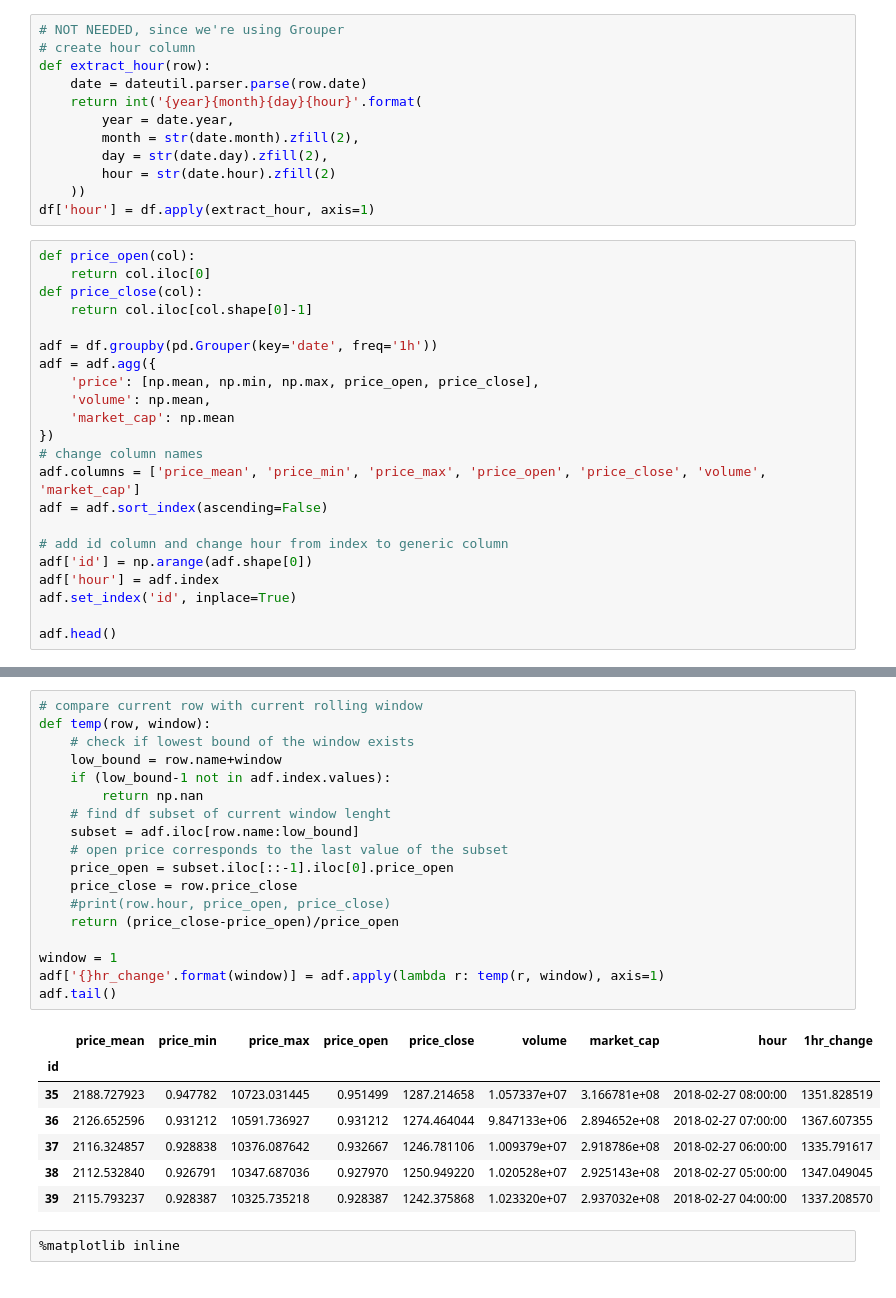
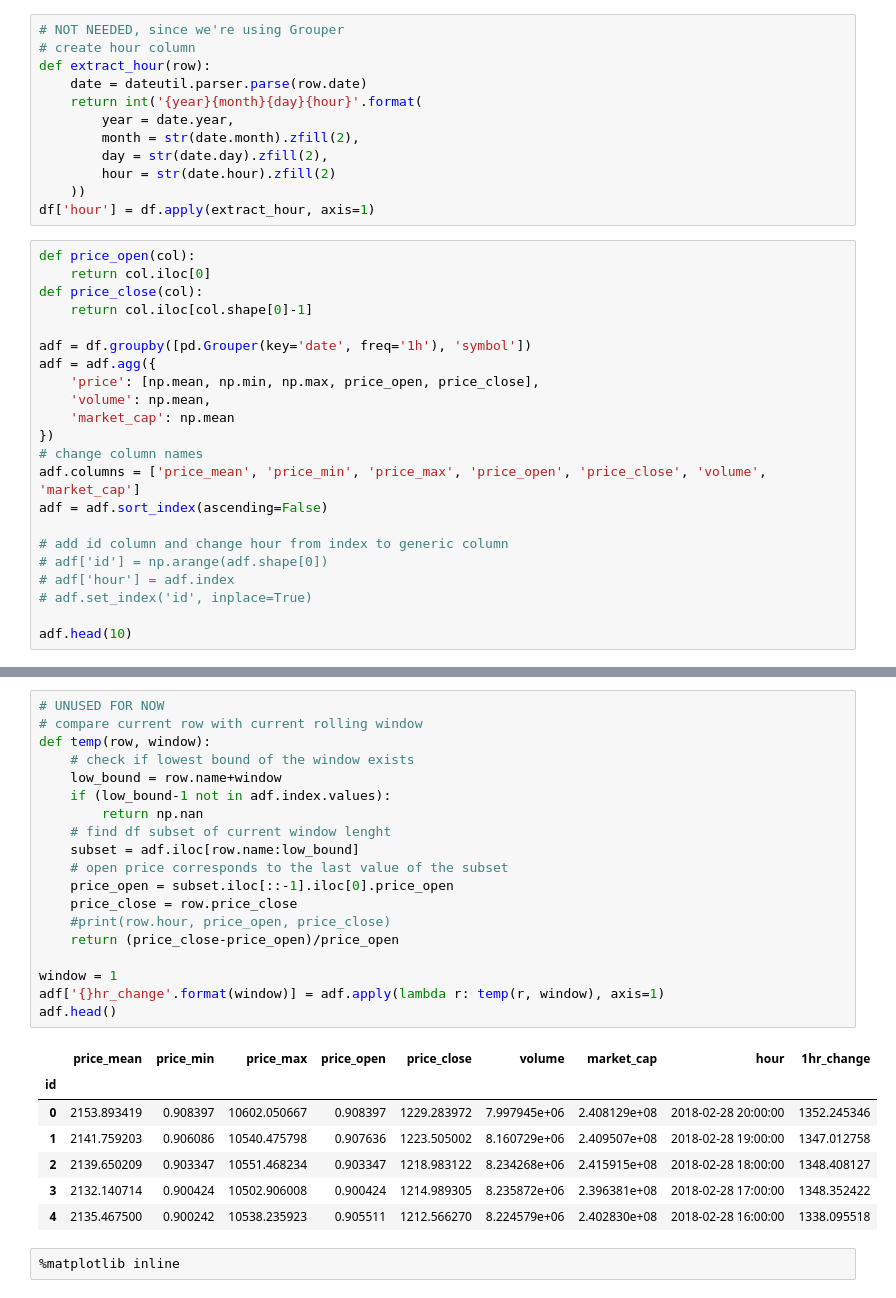
Before and after one commit to tonca/cryptocashtags, a Jupyter notebook: notebooks/crypto_data_playground.ipynb, the cells around one changed output, grey strips where cells are left out. Drawn from its saved outputs; the diff is of its cells as text.

```diff
--- a/notebooks/crypto_data_playground.ipynb
+++ b/notebooks/crypto_data_playground.ipynb
@@ -73,7 +58,7 @@ def price_open(col):
 def price_close(col):
     return col.iloc[col.shape[0]-1]
 
-adf = df.groupby(pd.Grouper(key='date', freq='1h'))
+adf = df.groupby([pd.Grouper(key='date', freq='1h'), 'symbol'])
 adf = adf.agg({
     'price': [np.mean, np.min, np.max, price_open, price_close],
     'volume': np.mean,
@@ -84,9 +69,9 @@ adf.columns = ['price_mean', 'price_min', 'price_max', 'price_open', 'price_clos
 adf = adf.sort_index(ascending=False)
 
 # add id column and change hour from index to generic column
-adf['id'] = np.arange(adf.shape[0])
-adf['hour'] = adf.index
-adf.set_index('id', inplace=True)
+# adf['id'] = np.arange(adf.shape[0])
+# adf['hour'] = adf.index
+# adf.set_index('id', inplace=True)
 
-adf.head()
+adf.head(10)
 # %% [output]
@@ -100,29 +90,30 @@ adf.head()
 # %%
+# UNUSED FOR NOW
 # compare current row with current rolling window
 def temp(row, window):
     # check if lowest bound of the window exists
     low_bound = row.name+window
     if (low_bound-1 not in adf.index.values):
         return np.nan
     # find df subset of current window lenght
     subset = adf.iloc[row.name:low_bound]
     # open price corresponds to the last value of the subset
     price_open = subset.iloc[::-1].iloc[0].price_open
     price_close = row.price_close
     #print(row.hour, price_open, price_close)
     return (price_close-price_open)/price_open
 
 window = 1
 adf['{}hr_change'.format(window)] = adf.apply(lambda r: temp(r, window), axis=1)
-adf.tail()
+adf.head()
 # %% [output]
 |  | price_mean | price_min | price_max | price_open | price_close | volume | market_cap | hour | 1hr_change |
 | id |  |  |  |  |  |  |  |  |  |
-| 35 | 2188.727923 | 0.947782 | 10723.031445 | 0.951499 | 1287.214658 | 1.057337e+07 | 3.166781e+08 | 2018-02-27 08:00:00 | 1351.828519 |
-| 36 | 2126.652596 | 0.931212 | 10591.736927 | 0.931212 | 1274.464044 | 9.847133e+06 | 2.894652e+08 | 2018-02-27 07:00:00 | 1367.607355 |
-| 37 | 2116.324857 | 0.928838 | 10376.087642 | 0.932667 | 1246.781106 | 1.009379e+07 | 2.918786e+08 | 2018-02-27 06:00:00 | 1335.791617 |
-| 38 | 2112.532840 | 0.926791 | 10347.687036 | 0.927970 | 1250.949220 | 1.020528e+07 | 2.925143e+08 | 2018-02-27 05:00:00 | 1347.049045 |
-| 39 | 2115.793237 | 0.928387 | 10325.735218 | 0.928387 | 1242.375868 | 1.023320e+07 | 2.937032e+08 | 2018-02-27 04:00:00 | 1337.208570 |
+| 0 | 2153.893419 | 0.908397 | 10602.050667 | 0.908397 | 1229.283972 | 7.997945e+06 | 2.408129e+08 | 2018-02-28 20:00:00 | 1352.245346 |
+| 1 | 2141.759203 | 0.906086 | 10540.475798 | 0.907636 | 1223.505002 | 8.160729e+06 | 2.409507e+08 | 2018-02-28 19:00:00 | 1347.012758 |
+| 2 | 2139.650209 | 0.903347 | 10551.468234 | 0.903347 | 1218.983122 | 8.234268e+06 | 2.415915e+08 | 2018-02-28 18:00:00 | 1348.408127 |
+| 3 | 2132.140714 | 0.900424 | 10502.906008 | 0.900424 | 1214.989305 | 8.235872e+06 | 2.396381e+08 | 2018-02-28 17:00:00 | 1348.352422 |
+| 4 | 2135.467500 | 0.900242 | 10538.235923 | 0.905511 | 1212.566270 | 8.224579e+06 | 2.402830e+08 | 2018-02-28 16:00:00 | 1338.095518 |
 # %%
 %matplotlib inline
 # %%
```
Also changed, not shown: parts of 4 cells of this notebook.
